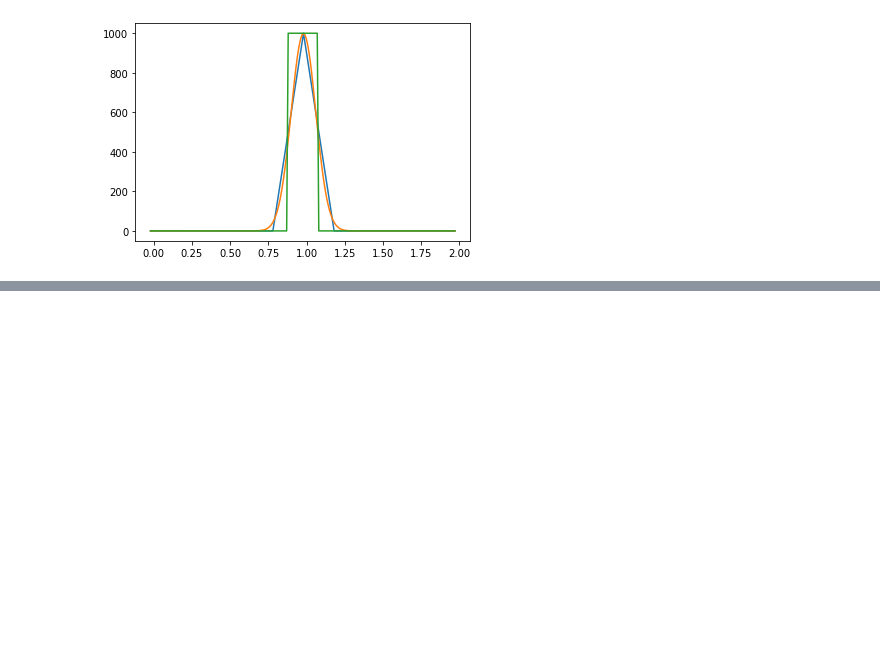
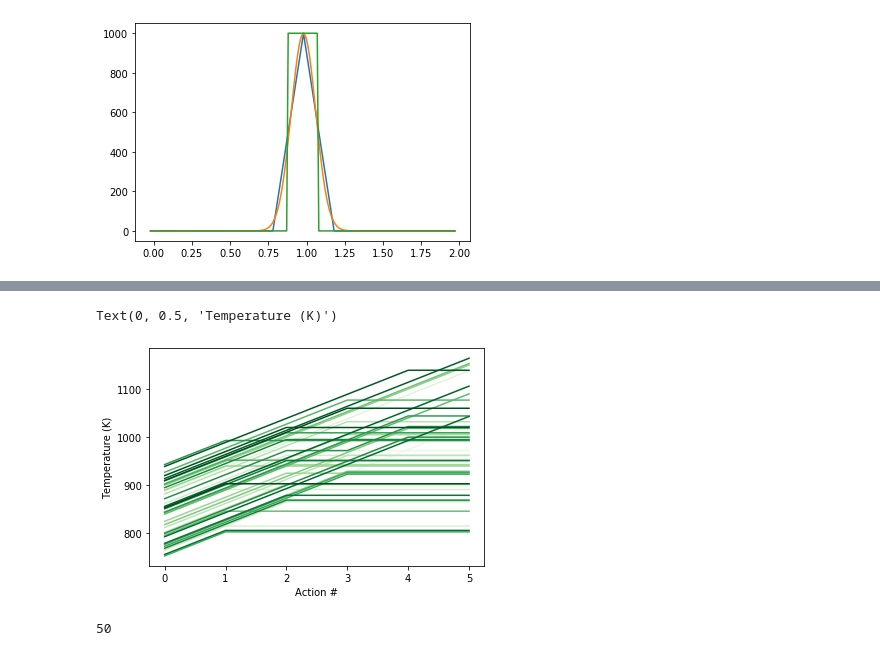
Before and after one commit to ramav87/KMCEnvironment, a Jupyter notebook: kmc-openai-env/supporting files/gym 5.6.2019.ipynb, the cells around one changed output, grey strips where cells are left out. Cells and saved outputs as stored; diff of their text form; code cells hidden in the pictures; blank space fills up the shorter version.

Commit message:
temperature changes indirectly controlling rates now

```diff
--- a/kmc-openai-env/supporting files/gym 5.6.2019.ipynb
+++ b/kmc-openai-env/supporting files/gym 5.6.2019.ipynb
@@ -106,7 +123,7 @@ box = [16, 32, 4]
 box_extension=32
 target_roughness=0.98
 EPISODES=150
-wdir=r'/Users/rvv/kmcsim/data/working'
+wdir=r'../kmc_env/envs/data'
 # %%
 w=2
 
@@ -132,7 +149,7 @@ env = KmcEnv(box=box,box_extension=box_extension,target_roughness=target_roughne
              rates_spread=0.1,rates_adjustment=1,folder_with_params=wdir)
 state,reward = env.reset()
 state_size = env.state.shape
-action_size = 5
+action_size = 3
 agent = DQNAgent(state_size, action_size)
 # %%
 done = False
@@ -182,7 +195,8 @@ class RandomAgent:
         self.memory = deque(maxlen=2000)
 
     def act(self, state):
-        action = [np.random.randint(0, 3), np.random.randint(0, 3), np.random.randint(0, 3)]
+        action = [np.random.randint(0, 3), np.random.randint(0, 3), np.random.randint(0, 3),
+                 ]
         decision=0
         return action,decision
 # %%
@@ -230,0 +269,29 @@ class RandomAgent:
+# %%
+temp_rates = [-50,0,50]
+all_temp_profiles = []
+for i in range(50):
+    temp_profile =[]
+    my_actions = dqn_actions[i*5:5*(i+1)]
+    temp_actions = [mat[2] for mat in my_actions[:]]
+    start_temp = start_temps[i]
+    temp_profile.append(start_temp)
+    for taction in temp_actions:
+        dt = temp_rates[taction]
+        new_temp = temp_profile[-1] + dt
+        temp_profile.append(new_temp)
+
+    all_temp_profiles.append(temp_profile)
+# %%
+plt.figure()
+reds = plt.cm.get_cmap('Greens', 50)
+for ind in range(50):
+    plt.plot(all_temp_profiles[ind], c = reds(ind))
+plt.xlabel('Action #')
+plt.ylabel('Temperature (K)')
+# %% [output]
+Text(0, 0.5, 'Temperature (K)')
+[figure, added]
+# %%
+len(start_temps)
+# %% [output]
+50
```
Also changed, not shown: parts of 10 cells of this notebook, 5 other files.
